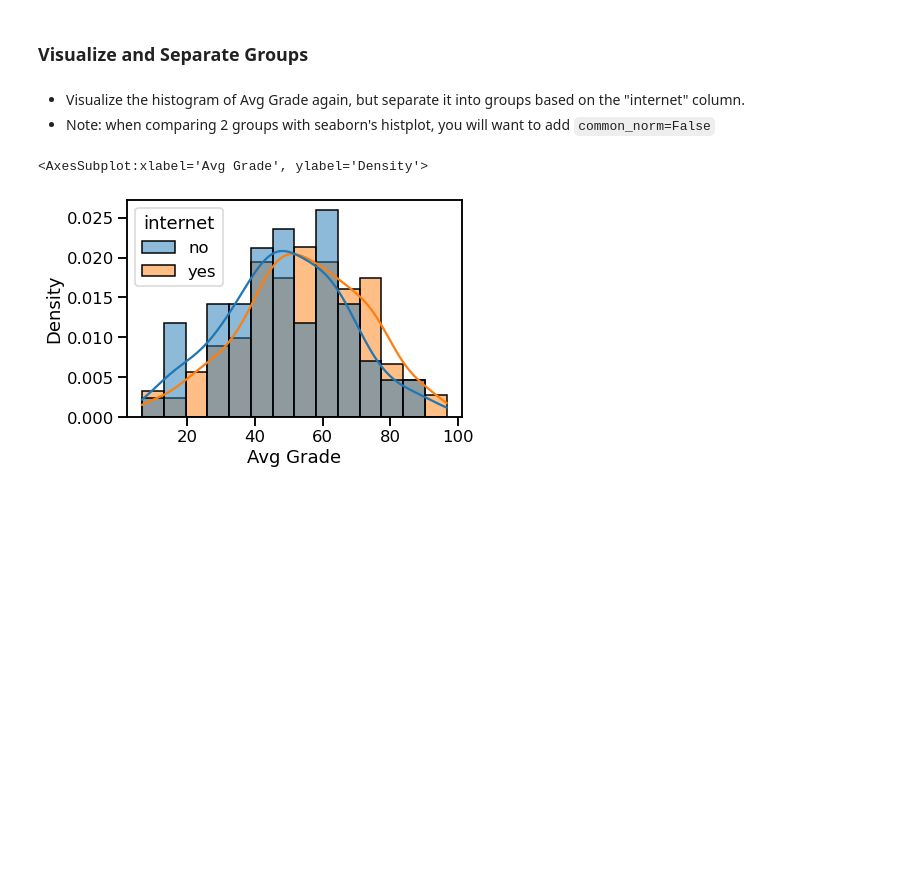
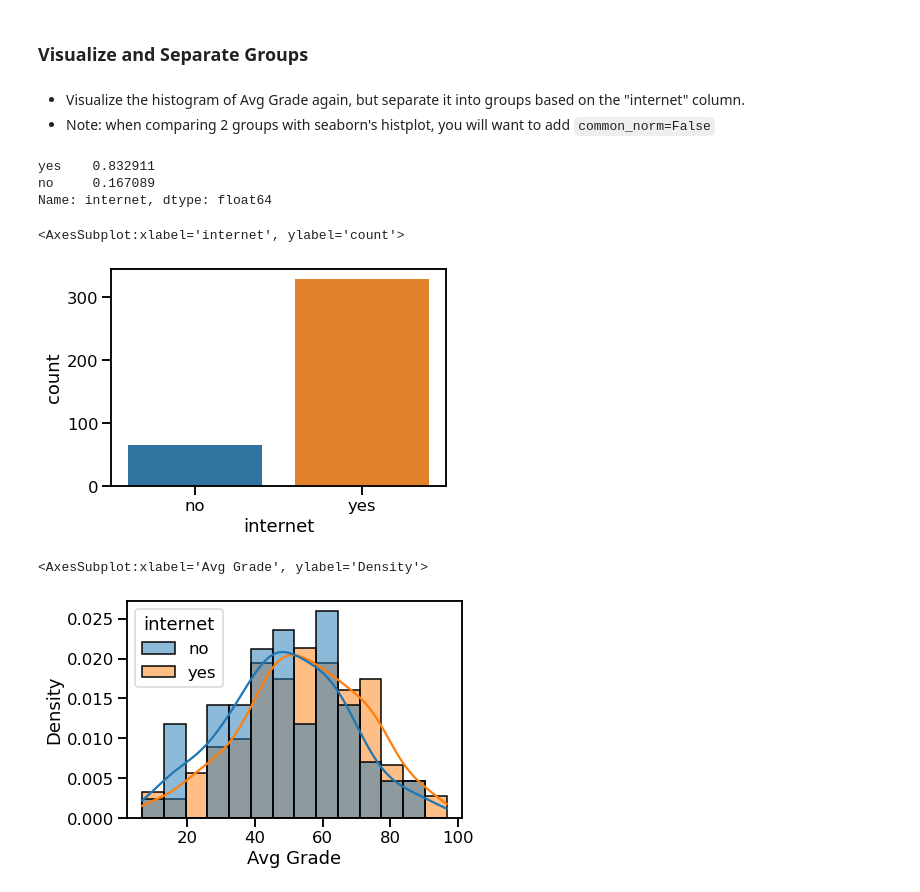
Before and after one commit to coding-dojo-data-science/data-enrichment-wk15-lect01-codealong, a Jupyter notebook: Instructor/SOLUTION - From Distributions to Hypothesis .ipynb, the cells around one changed output. Drawn from its saved outputs; the diff is of its cells as text; code cells hidden in the pictures; blank space fills up the shorter version.

```diff
--- a/SOLUTION - From Distributions to Hypothesis .ipynb
+++ b/Instructor/SOLUTION - From Distributions to Hypothesis .ipynb
@@ -26,7 +26,7 @@ Dataset: https://archive.ics.uci.edu/ml/datasets/student+performance
 pd.set_option('display.max_columns',100)
 # %%
 ## read in the Data/student/student-mat.csv (it uses ";" as the sep)
-df = pd.read_csv("Data/student/student-mat.csv", sep=';')
+df = pd.read_csv("../Data/student/student-mat.csv", sep=';')
 
 # display info and .head
 df.info()
@@ -196,6 +198,17 @@ p_less_90
 # %% [markdown]
 - Visualize the histogram of Avg Grade again, but separate it into groups based on the "internet" column.
 - Note: when comparing 2 groups with seaborn's histplot, you will want to add `common_norm=False`
+# %%
+df['internet'].value_counts(1)
+# %% [output]
+yes    0.832911
+no     0.167089
+Name: internet, dtype: float64
+# %%
+sns.countplot(data=df,x='internet')
+# %% [output]
+<AxesSubplot:xlabel='internet', ylabel='count'>
+[figure, added]
 # %%
 ## visualize the histobram of Avg Grade again, but separate it by "internet"
 sns.histplot(data=df, x='Avg Grade',hue='internet',common_norm=False,
```
Also changed, not shown: parts of 7 cells of this notebook, 1 other file.
